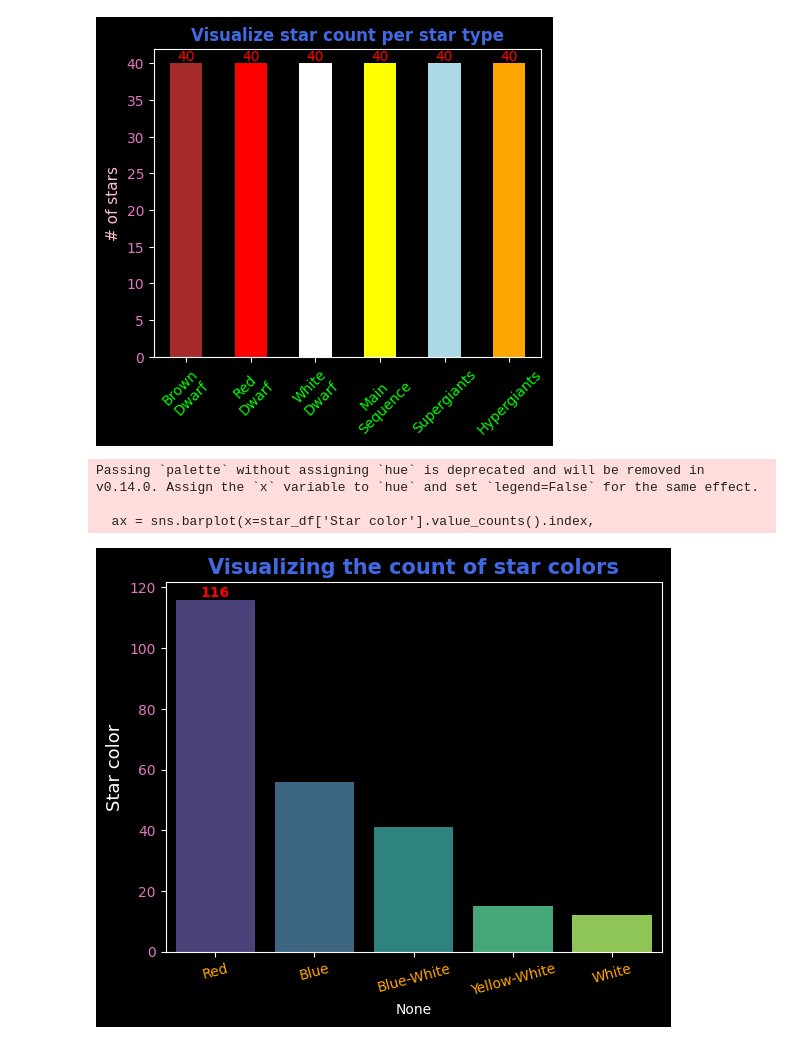
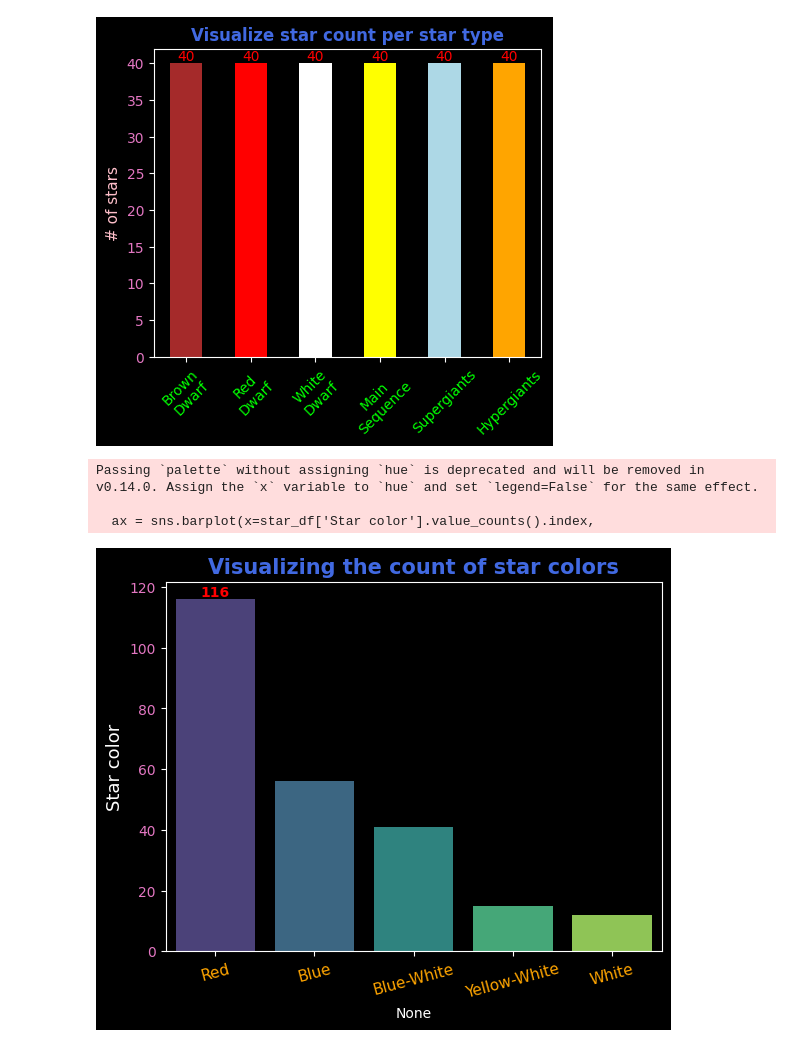
Before and after one commit to d-chege/cv, a Jupyter notebook: Basics_of_python.ipynb, the cells around one changed output. Saved outputs shown, nothing was run; the diff lists cells and outputs as text; code cells hidden in the pictures.

```diff
--- a/Basics_of_python.ipynb
+++ b/Basics_of_python.ipynb
@@ -56,16 +56,17 @@ plt.show()
 # %%
 # Visualising the star color data
 ax = sns.barplot(x=star_df['Star color'].value_counts().index,
             y=star_df['Star color'].value_counts(),
             palette='viridis')
 ax.bar_label(ax.containers[0], color='red', weight='bold')
 plt.title('Visualizing the count of star colors', color='royalblue', fontsize=15, weight='bold')
-plt.xticks(rotation=15, color='orange')
+plt.xticks(rotation=15, color='orange', fontsize=11)
 plt.ylabel('Star color', color='white', fontsize=13)
 plt.yticks(color='tab:pink')
+plt.savefig(base_dir+'star_colors_viz.jpg')
 plt.show()
 # %% [output]
 Passing `palette` without assigning `hue` is deprecated and will be removed in v0.14.0. Assign the `x` variable to `hue` and set `legend=False` for the same effect.
 
   ax = sns.barplot(x=star_df['Star color'].value_counts().index,
-[figure, old version]
+[figure, new version]
```
